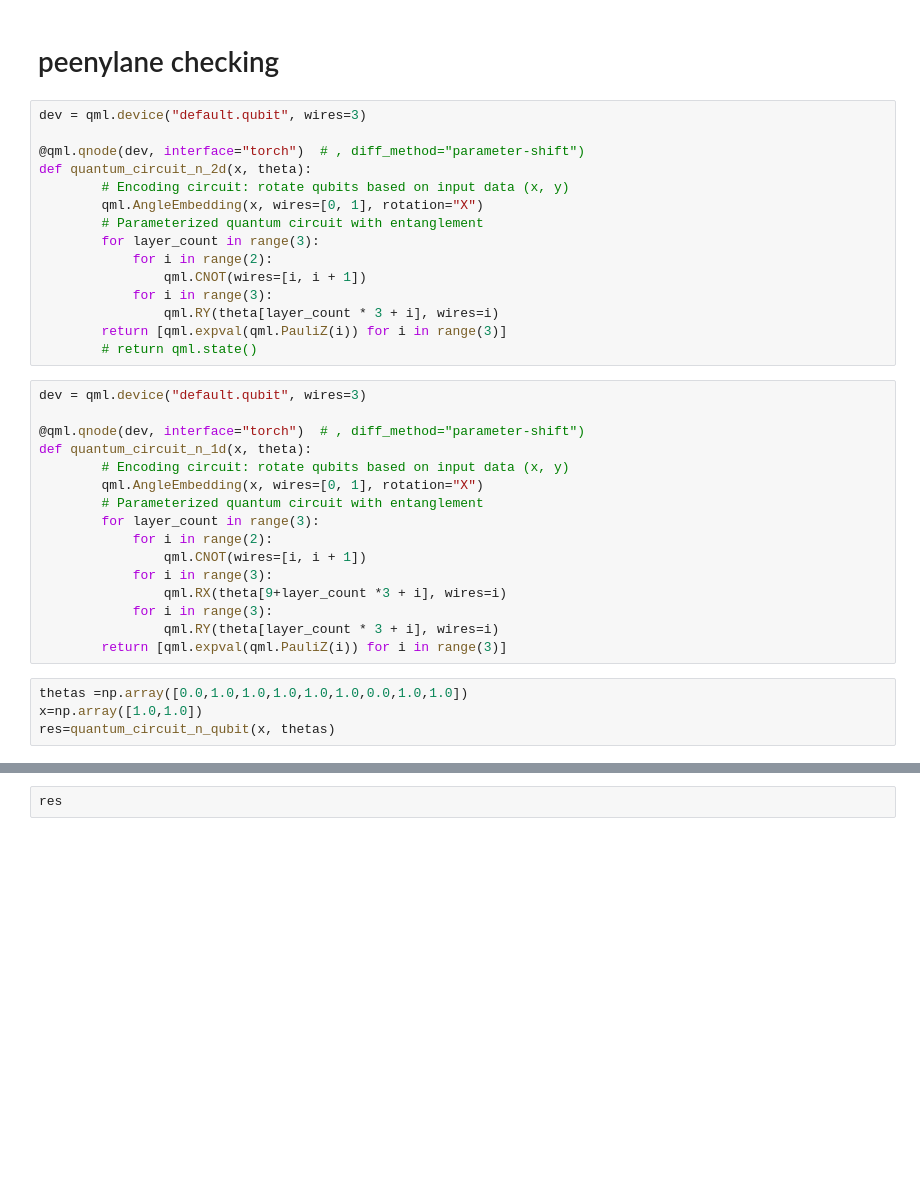
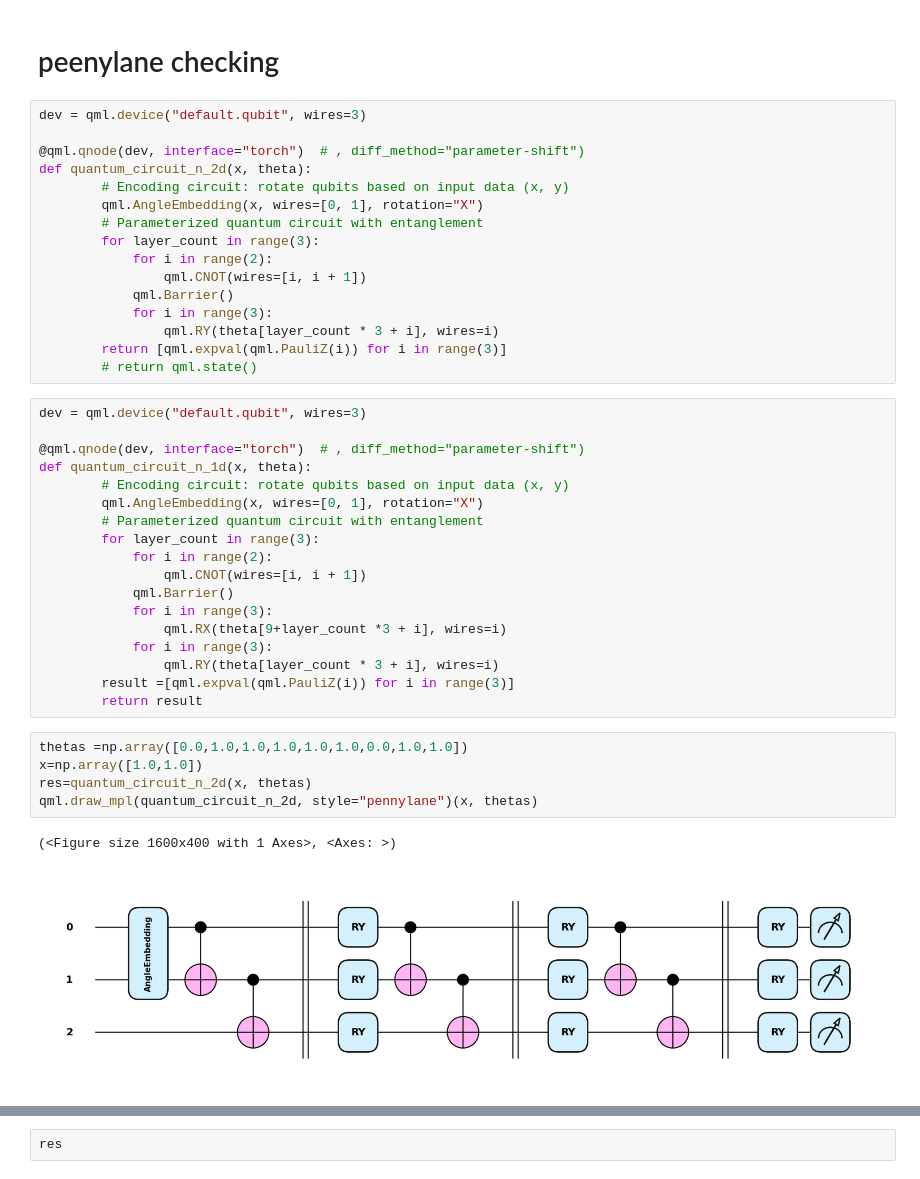
Before and after one commit to sehyunsix/NERF-vs-QRF, a Jupyter notebook: BottomUp/matrix_calculation.ipynb, the cells around one changed output, grey strips where cells are left out. Cells and saved outputs as stored; diff of their text form; blank space fills up the shorter version.

```diff
--- a/BottomUp/matrix_calculation.ipynb
+++ b/BottomUp/matrix_calculation.ipynb
@@ -108,6 +108,7 @@ def quantum_circuit_n_2d(x, theta):
         for layer_count in range(3):
             for i in range(2):
                 qml.CNOT(wires=[i, i + 1])
+            qml.Barrier()
             for i in range(3):
                 qml.RY(theta[layer_count * 3 + i], wires=i)
         return [qml.expval(qml.PauliZ(i)) for i in range(3)]
@@ -123,15 +124,21 @@ def quantum_circuit_n_1d(x, theta):
         for layer_count in range(3):
             for i in range(2):
                 qml.CNOT(wires=[i, i + 1])
+            qml.Barrier()
             for i in range(3):
                 qml.RX(theta[9+layer_count *3 + i], wires=i)
             for i in range(3):
                 qml.RY(theta[layer_count * 3 + i], wires=i)
-        return [qml.expval(qml.PauliZ(i)) for i in range(3)]
+        result =[qml.expval(qml.PauliZ(i)) for i in range(3)]
+        return result
 # %%
 thetas =np.array([0.0,1.0,1.0,1.0,1.0,1.0,0.0,1.0,1.0])
 x=np.array([1.0,1.0])
-res=quantum_circuit_n_qubit(x, thetas)
+res=quantum_circuit_n_2d(x, thetas)
+qml.draw_mpl(quantum_circuit_n_2d, style="pennylane")(x, thetas)
+# %% [output]
+(<Figure size 1600x400 with 1 Axes>, <Axes: >)
+[figure, added]
 # %%
 thetas =np.array([1.0,1.0,1.0,1.0,1.0,1.0,1.0,1.0,1.0]+[1.0,1.0,1.0,1.0,1.0,1.0,1.0,1.0,1.0])
 x=np.array([1.0])
```
Also changed, not shown: parts of 1 cell of this notebook, 38 other files.
